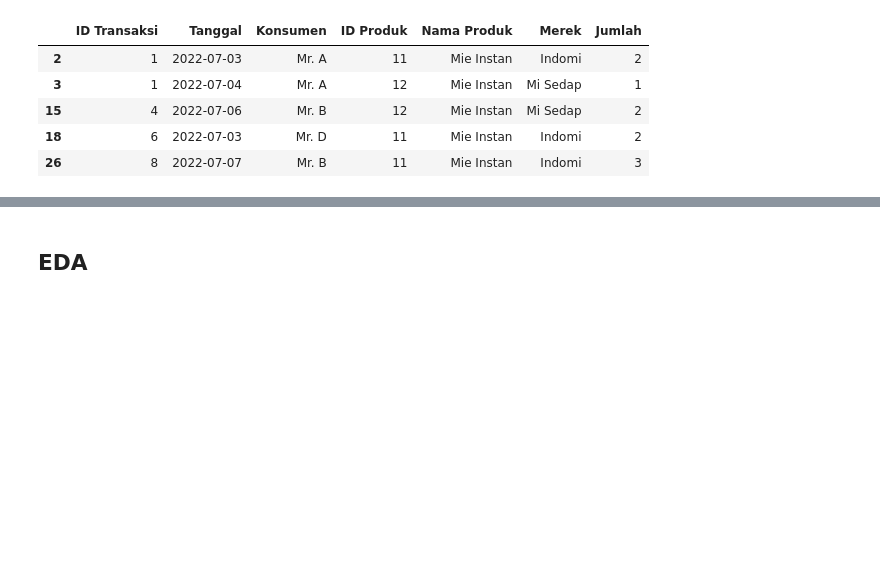
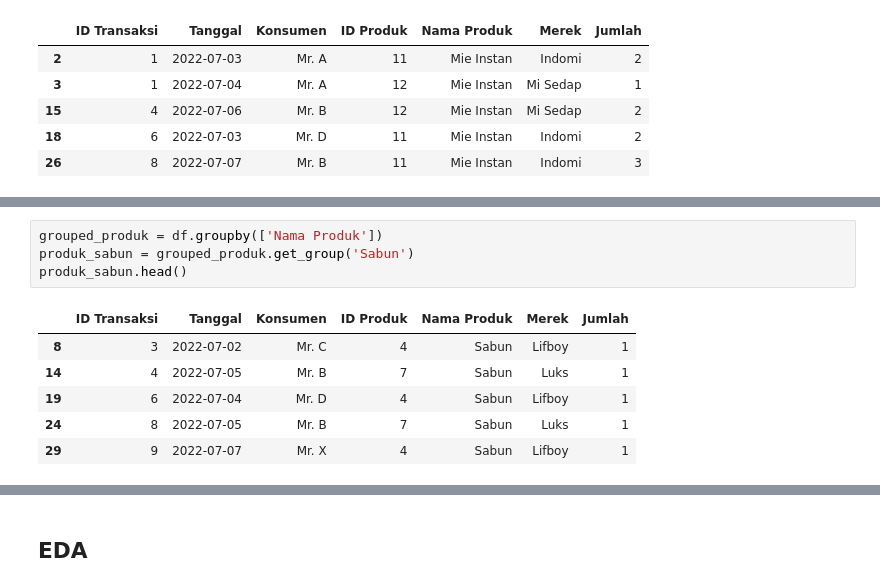
Before and after one commit to yogaap113/Case-Study-03-Data-Mining-UIN-Ganjil-2022-Kelompok-1, a Jupyter notebook: Case_Study_03_Data_Mining_UIN_Ganjil_2022_Kelompok_1.ipynb, the cells around one changed output, grey strips where cells are left out. Drawn from its saved outputs; the diff is of its cells as text; blank space fills up the shorter version.

```diff
--- a/Case_Study_03_Data_Mining_UIN_Ganjil_2022_Kelompok_1.ipynb
+++ b/Case_Study_03_Data_Mining_UIN_Ganjil_2022_Kelompok_1.ipynb
@@ -199,0 +225,11 @@ produk_mie.head()
+# %%
+grouped_produk = df.groupby(['Nama Produk'])
+produk_sabun = grouped_produk.get_group('Sabun')
+produk_sabun.head()
+# %% [output]
+|  | ID Transaksi | Tanggal | Konsumen | ID Produk | Nama Produk | Merek | Jumlah |
+| 8 | 3 | 2022-07-02 | Mr. C | 4 | Sabun | Lifboy | 1 |
+| 14 | 4 | 2022-07-05 | Mr. B | 7 | Sabun | Luks | 1 |
+| 19 | 6 | 2022-07-04 | Mr. D | 4 | Sabun | Lifboy | 1 |
+| 24 | 8 | 2022-07-05 | Mr. B | 7 | Sabun | Luks | 1 |
+| 29 | 9 | 2022-07-07 | Mr. X | 4 | Sabun | Lifboy | 1 |
```
Also changed, not shown: parts of 14 cells of this notebook.
